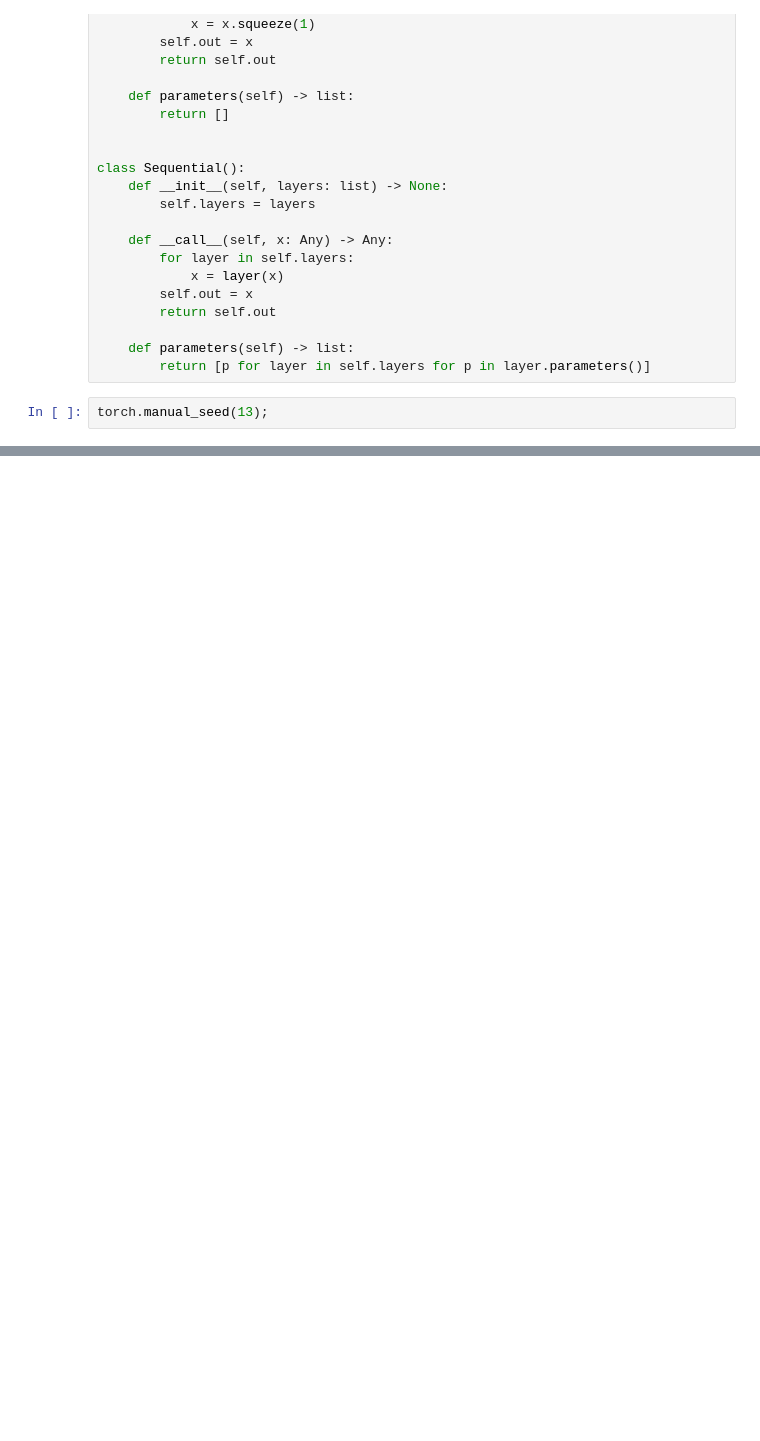
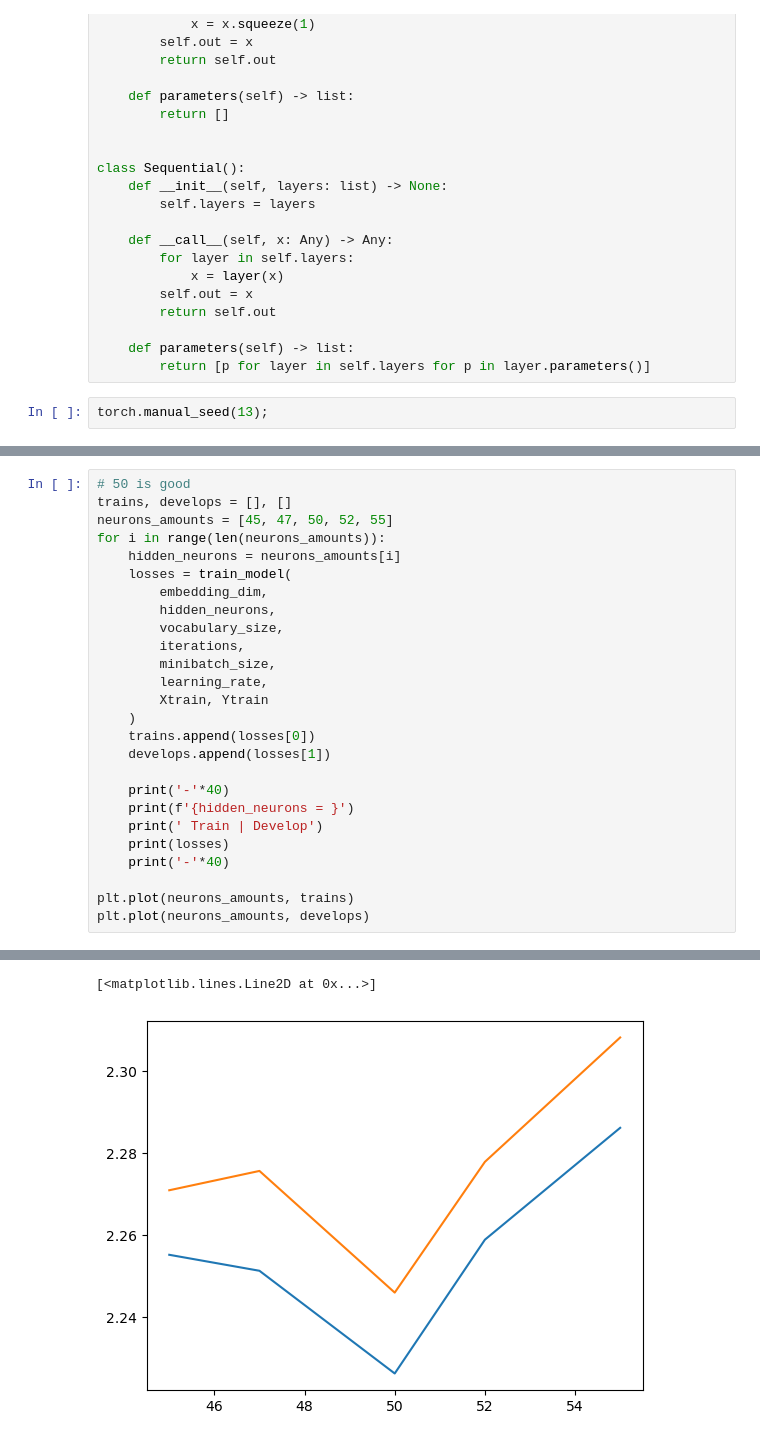
Before and after one commit to yarchickkk/makemore, a Jupyter notebook: wavenet.ipynb, the cells around one changed output, grey strips where cells are left out. Cells and saved outputs as stored; diff of their text form; blank space fills up the shorter version.

```diff
--- a/wavenet.ipynb
+++ b/wavenet.ipynb
@@ -314,0 +356,27 @@ train: 1.9652355909347534
+# %%
+# 50 is good
+trains, develops = [], []
+neurons_amounts = [45, 47, 50, 52, 55]
+for i in range(len(neurons_amounts)):
+    hidden_neurons = neurons_amounts[i]
+    losses = train_model(
+        embedding_dim,
+        hidden_neurons,
+        vocabulary_size,
+        iterations,
+        minibatch_size,
+        learning_rate,
+        Xtrain, Ytrain
+    )
+    trains.append(losses[0])
+    develops.append(losses[1])
+
+    print('-'*40)
+    print(f'{hidden_neurons = }')
+    print(' Train | Develop')
+    print(losses)
+    print('-'*40)
+
+plt.plot(neurons_amounts, trains)
+plt.plot(neurons_amounts, develops)
+# %% [output]
@@ -314,0 +400,2 @@ train: 1.9652355909347534
+[<matplotlib.lines.Line2D at 0x...>]
+[figure, added]
```
Also changed, not shown: parts of 21 cells of this notebook.
